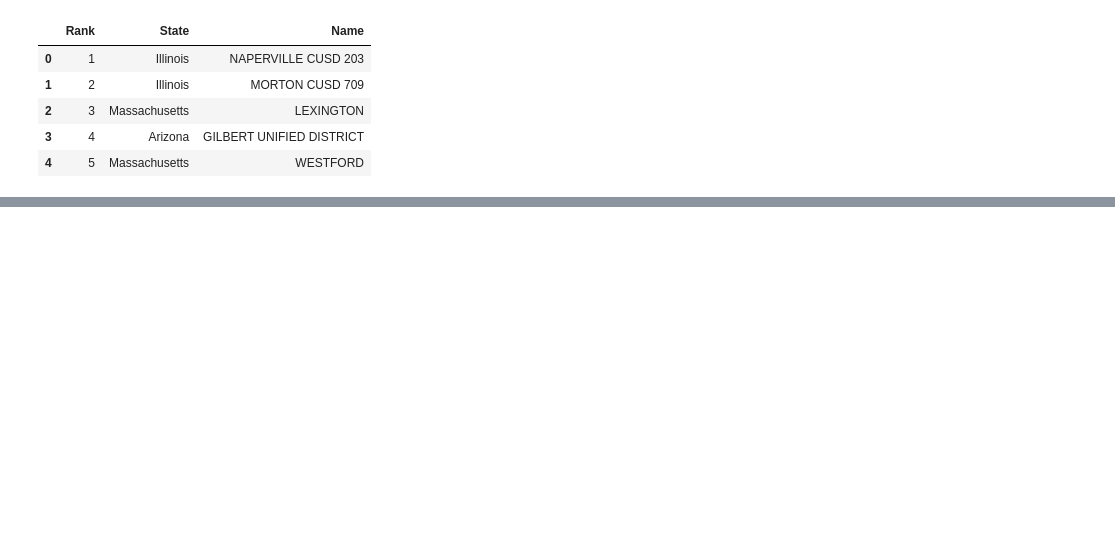
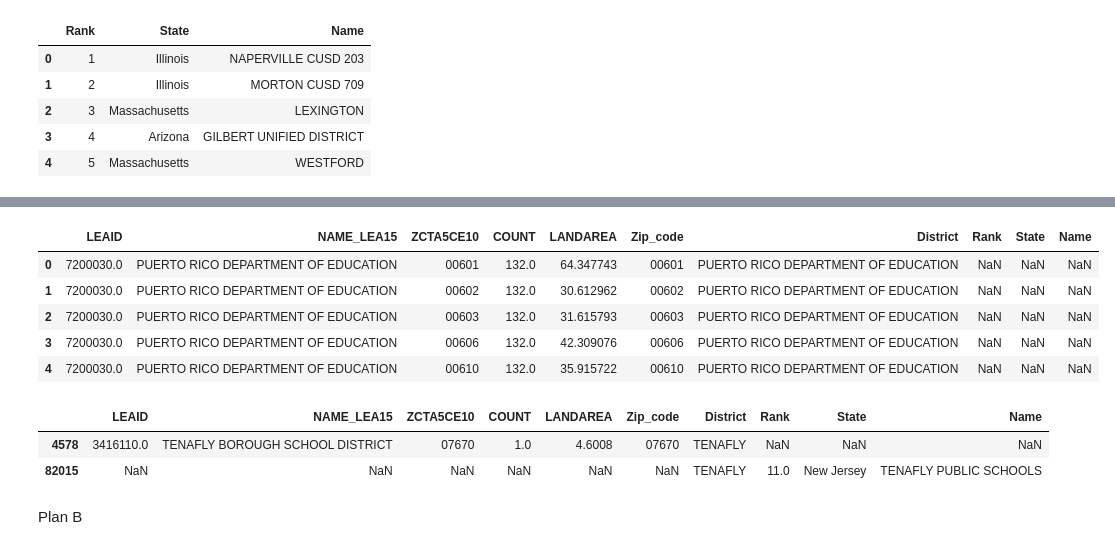
Before and after one commit to bishdj22/HomeSlice, a Jupyter notebook: Model_data_cleaning_DB.ipynb, the cells around one changed output, grey strips where cells are left out. Cells and saved outputs as stored; diff of their text form; code cells hidden in the pictures; blank space fills up the shorter version.

```diff
--- a/Model_data_cleaning_DB.ipynb
+++ b/Model_data_cleaning_DB.ipynb
@@ -30,0 +35,7 @@ rankings.head()
+# %%
+rankings['District'] = [re.sub(r'DISTRICT','', i) for i in rankings['Name']]
+rankings['District'] = [re.sub(r'SCHOOL','', i) for i in rankings['District']]
+rankings['District'] = [re.sub(r' S','', i) for i in rankings['District']]
+rankings['District'] = [re.sub(r'BOROUGH','', i) for i in rankings['District']]
+rankings['District'] = [re.sub(r'PUBLIC','', i) for i in rankings['District']]
+rankings.head()
@@ -48,0 +69,7 @@ KeyError: "None of ['name'] are in the columns"
+# %%
+districts_zip['District'] = [re.sub(r'DISTRICT','', i) for i in districts_zip['NAME_LEA15']]
+districts_zip['District'] = [re.sub(r'SCHOOL','', i) for i in districts_zip['District']]
+districts_zip['District'] = [re.sub(r'BOROUGH','', i) for i in districts_zip['District']]
+districts_zip['District'] = [re.sub(r'PUBLIC','', i) for i in districts_zip['District']]
+districts_zip.drop(districts_zip[districts_zip['ZCTA5CE10'] == '00000'].index, inplace = True)
+districts_zip.head()
@@ -48,0 +83,19 @@ KeyError: "None of ['name'] are in the columns"
+# %%
+
+merged_df = districts_zip.merge(rankings, on='District', how='outer')
+merged_df.head()
+# %% [output]
+|  | LEAID | NAME_LEA15 | ZCTA5CE10 | COUNT | LANDAREA | Zip_code | District | Rank | State | Name |
+| 0 | 7200030.0 | PUERTO RICO DEPARTMENT OF EDUCATION | 00601 | 132.0 | 64.347743 | 00601 | PUERTO RICO DEPARTMENT OF EDUCATION | NaN | NaN | NaN |
+| 1 | 7200030.0 | PUERTO RICO DEPARTMENT OF EDUCATION | 00602 | 132.0 | 30.612962 | 00602 | PUERTO RICO DEPARTMENT OF EDUCATION | NaN | NaN | NaN |
+| 2 | 7200030.0 | PUERTO RICO DEPARTMENT OF EDUCATION | 00603 | 132.0 | 31.615793 | 00603 | PUERTO RICO DEPARTMENT OF EDUCATION | NaN | NaN | NaN |
+| 3 | 7200030.0 | PUERTO RICO DEPARTMENT OF EDUCATION | 00606 | 132.0 | 42.309076 | 00606 | PUERTO RICO DEPARTMENT OF EDUCATION | NaN | NaN | NaN |
+| 4 | 7200030.0 | PUERTO RICO DEPARTMENT OF EDUCATION | 00610 | 132.0 | 35.915722 | 00610 | PUERTO RICO DEPARTMENT OF EDUCATION | NaN | NaN | NaN |
+# %%
+merged_df[merged_df['District'].str.contains("TENAFLY")]
+# %% [output]
+|  | LEAID | NAME_LEA15 | ZCTA5CE10 | COUNT | LANDAREA | Zip_code | District | Rank | State | Name |
+| 4578 | 3416110.0 | TENAFLY BOROUGH SCHOOL DISTRICT | 07670 | 1.0 | 4.6008 | 07670 | TENAFLY | NaN | NaN | NaN |
+| 82015 | NaN | NaN | NaN | NaN | NaN | NaN | TENAFLY | 11.0 | New Jersey | TENAFLY PUBLIC SCHOOLS |
+# %% [markdown]
+Plan B
```
Also changed, not shown: parts of 9 cells of this notebook, 2 other files.
